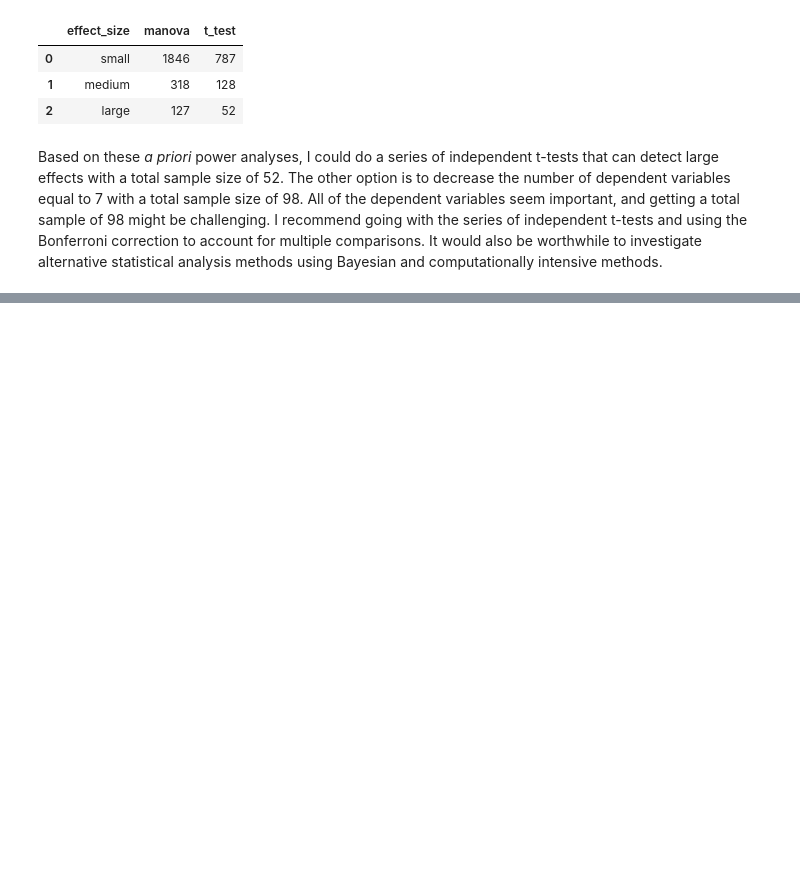
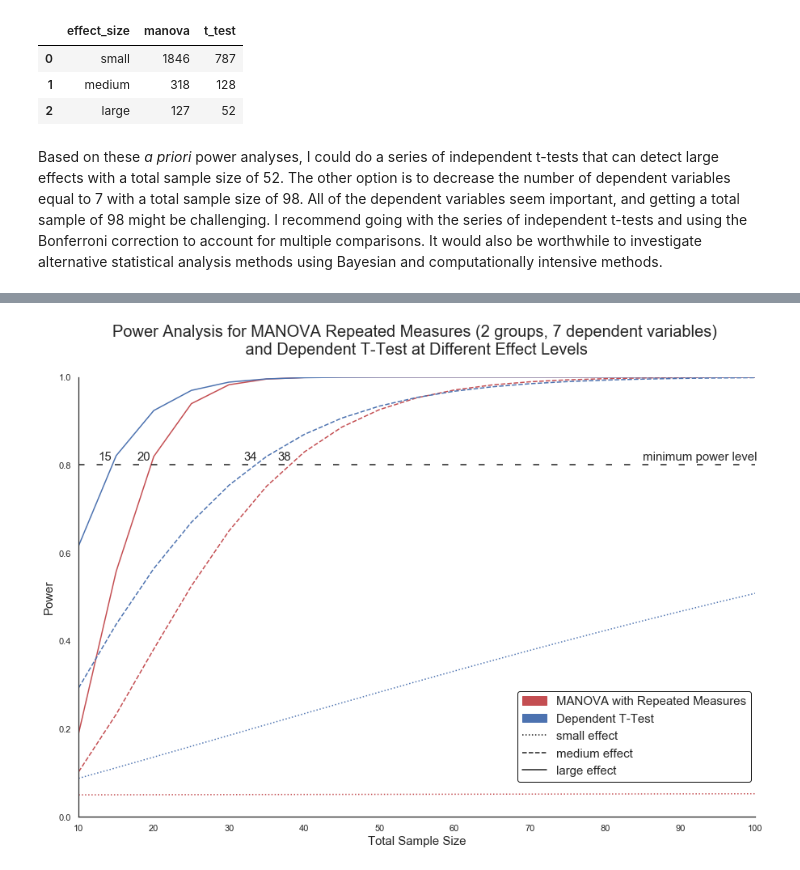
Before and after one commit to nkacoroski/nest_box_data_collection_study, a Jupyter notebook: experimental_design.ipynb, the cells around one changed output, grey strips where cells are left out. Saved outputs shown, nothing was run; the diff lists cells and outputs as text; code cells hidden in the pictures; blank space fills up the shorter version.

Commit message:
Create data visualizations for power analyses.

```diff
--- a/experimental_design.ipynb
+++ b/experimental_design.ipynb
@@ -132,0 +137,4 @@ a. MANOVA, global effects, 3 groups, 7 dependent variables (to compare in aggreg
+# %%
+# import data
+pa_df2 = pd.read_excel("power_analysis_data_2.xlsx")
+pa_df2.info()
@@ -132,0 +166,33 @@ a. MANOVA, global effects, 3 groups, 7 dependent variables (to compare in aggreg
+# %%
+legend_elements = [Patch(facecolor = "r", edgecolor = "r", label = "MANOVA with Repeated Measures"),
+                  Patch(facecolor = "b", edgecolor = "b", label = "Dependent T-Test"),
+                  Line2D([0], [0], linestyle = ":", color = "k", label = "small effect"),
+                  Line2D([0], [0], linestyle = "--", color = "k", label = "medium effect"),
+                  Line2D([0], [0], linestyle = "-", color = "k", label = "large effect")]
+
+sns.set()
+sns.set_style("white", {"xtick.bottom":False, "ytick.left":False})
+plt.figure(figsize=(15,10))
+plt.plot(pa_df2.sample_size, pa_df2.m_rpt_s, color = 'r', linestyle = ":", label = "MANOVA RPT small effect")
+plt.plot(pa_df2.sample_size, pa_df2.m_rpt_m, color = 'r', linestyle = "--", label = "MANOVA RPT medium effect")
+plt.plot(pa_df2.sample_size, pa_df2.m_rpt_l, color = 'r', linestyle = "-", label = "MANOVA RPT large effect")
+plt.plot(pa_df2.sample_size, pa_df2.ttest_p_s, color = 'b', linestyle = ":", label = "Dependent T-Test small effect")
+plt.plot(pa_df2.sample_size, pa_df2.ttest_p_m, color = 'b', linestyle = "--", label = "Dependent T-Test medium effect")
+plt.plot(pa_df2.sample_size, pa_df2.ttest_p_l, color = 'b', linestyle = "-", label = "Dependent T-Test large effect")
+plt.axhline(y = 0.8, color = "k", linestyle = (0, (5, 10)))
+plt.title("Power Analysis for MANOVA Repeated Measures (2 groups, 7 dependent variables) \n and Dependent T-Test at Different Effect Levels \n", fontsize="20")
+sns.despine()
+plt.ylim(0, 1)
+plt.xlim(10, 100)
+plt.text(85, 0.81, 'minimum power level', fontsize = "15")
+plt.text(12.6, 0.81, "15", fontsize = "15")
+plt.text(17.8, 0.81, "20", fontsize = "15")
+plt.text(32, 0.81, "34", fontsize = "15")
+plt.text(36.5, 0.81, "38", fontsize = "15")
+plt.xlabel("Total Sample Size", fontsize = "15")
+plt.ylabel("Power", fontsize = "15")
+plt.legend(handles = legend_elements, frameon = True, fontsize = "15",
+           loc = 'upper left', bbox_to_anchor=(0.64, 0.3), facecolor = "w", framealpha = 1, edgecolor = "k")
+plt.show()
+# %% [output]
+[figure, added]
```
Also changed, not shown: parts of 6 cells of this notebook, 1 other file.
